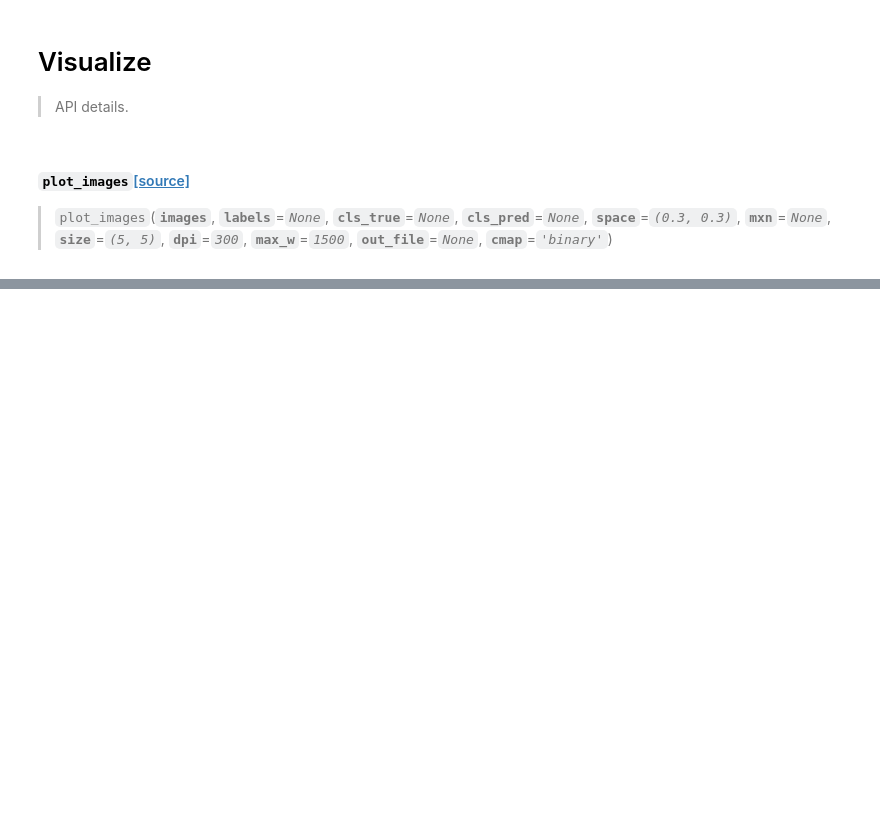
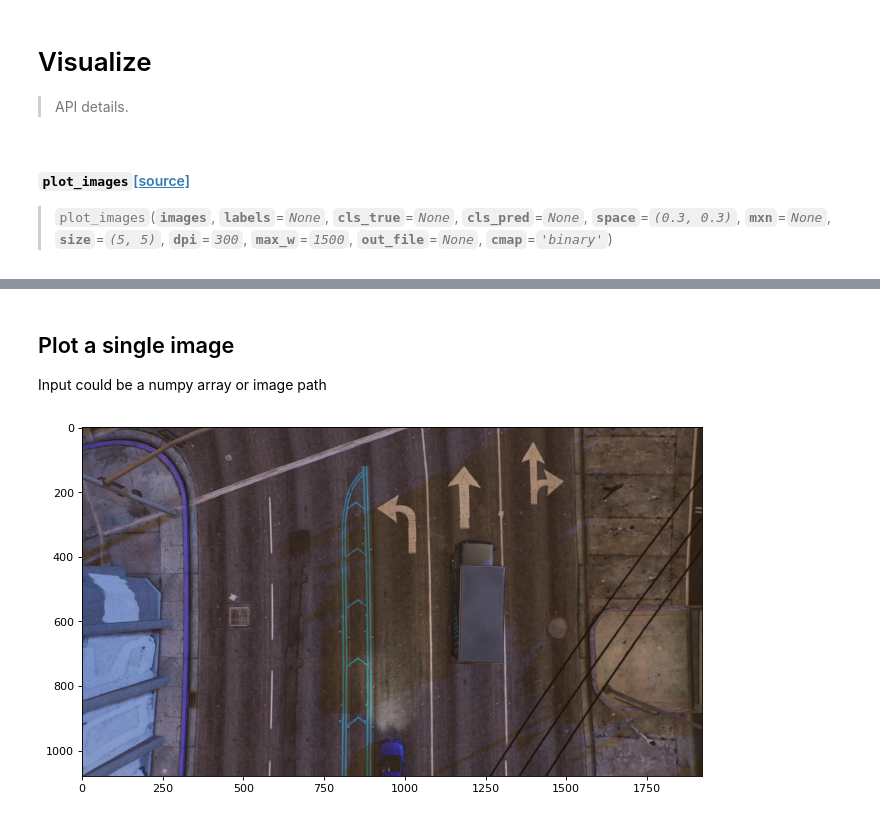
Before and after one commit to anhvth/avcv, a Jupyter notebook: 00_visualize.ipynb, the cells around one changed output, grey strips where cells are left out. Drawn from its saved outputs; the diff is of its cells as text; code cells hidden in the pictures; blank space fills up the shorter version.

```diff
--- a/00_visualize.ipynb
+++ b/00_visualize.ipynb
@@ -77,0 +79,26 @@ plot_images(imgs)
+# %% [markdown]
+## Plot a single image
+Input could be a numpy array or image path
+# %%
+#export
+
+import cv2
+import matplotlib.pyplot as plt
+
+def show(inp, dpi=80, size=10, cmap='gray', out_file=None):
+    inp = mmcv.imread(inp)
+    if len(inp.shape) == 4:
+        inp = inp[0]
+    if size is None:
+        size = max(5, inp.shape[1] // 65)
+    plt.figure(figsize=(size, size), dpi=dpi)
+    plt.imshow(inp, cmap=cmap)
+    if out_file is None:
+        plt.show()
+    else:
+        plt.savefig(out_file)
+    plt.close()
+# %%
+show('/data/synthetic/SHARE_SVA_DATASET/val/000/frames/000001_b.jpg')
+# %% [output]
+[figure, added]
```
Also changed, not shown: parts of 4 cells of this notebook, 5 other files.
